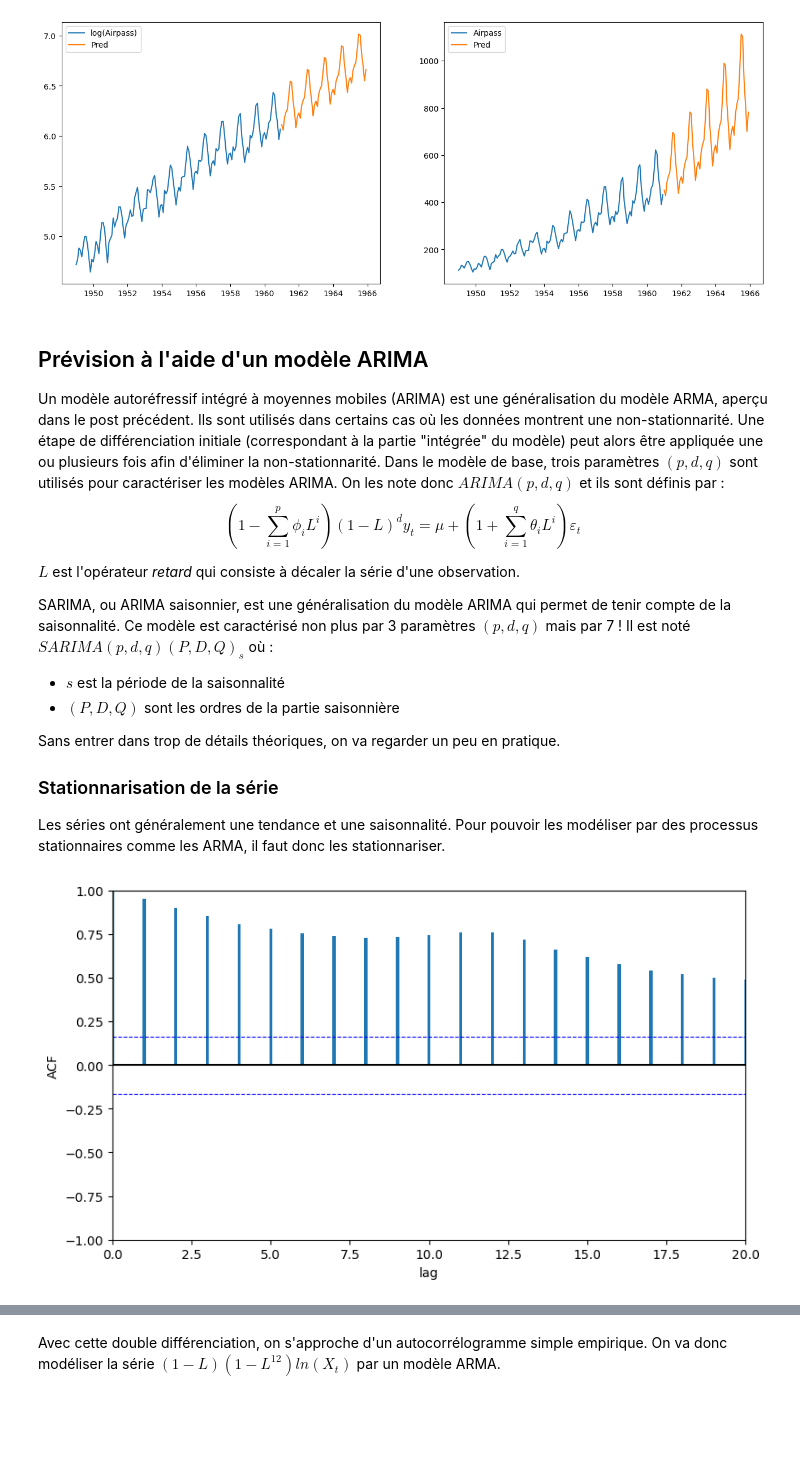
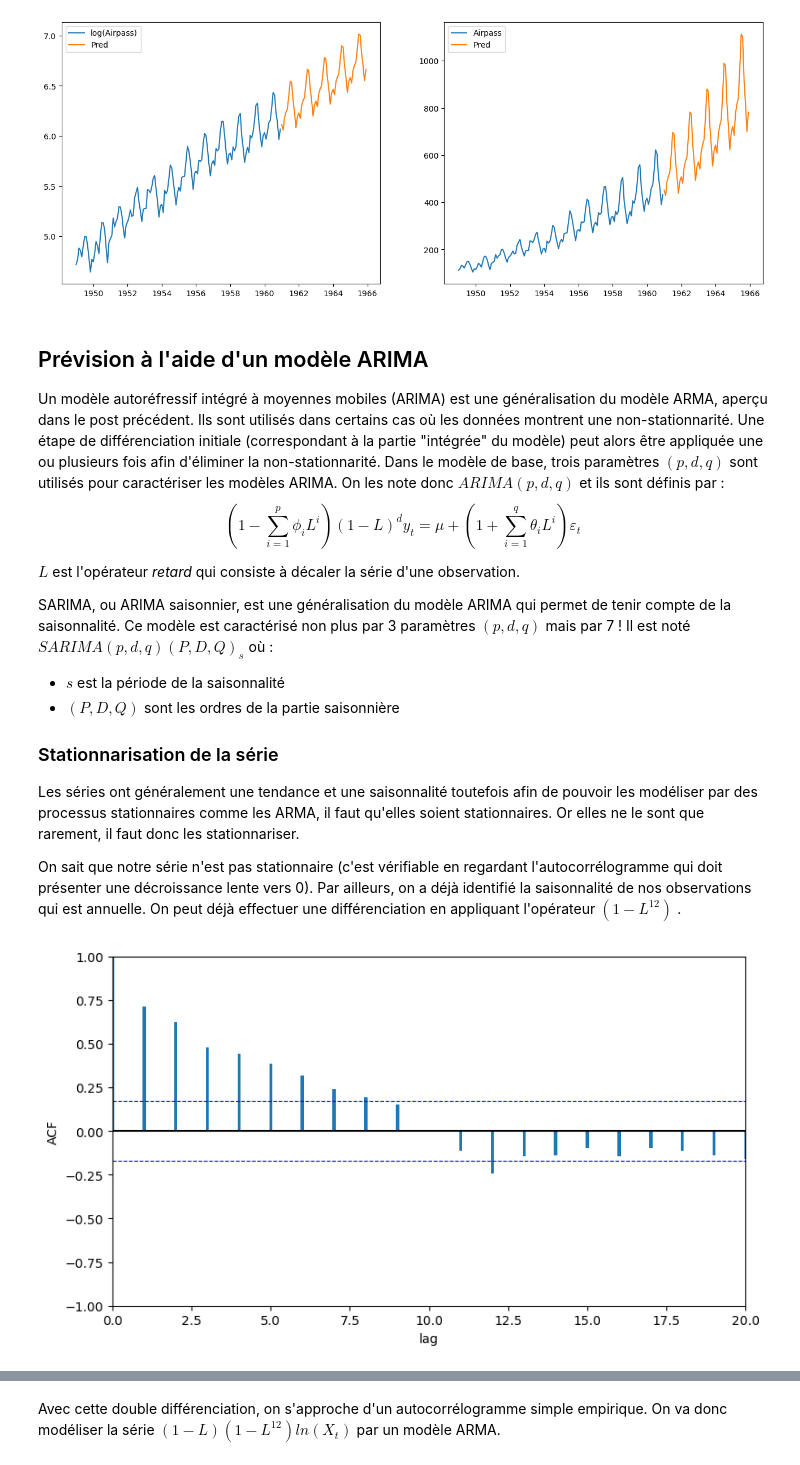
Before and after one commit to Statoscop/notebooks-blog, a Jupyter notebook: Series temporelles/SeriesTemp_Python_4.ipynb, the cells around one changed output, grey strips where cells are left out. Saved outputs shown, nothing was run; the diff lists cells and outputs as text; code cells hidden in the pictures; blank space fills up the shorter version.

```diff
--- a/Series temporelles/SeriesTemp_Python_4.ipynb
+++ b/Series temporelles/SeriesTemp_Python_4.ipynb
@@ -140,13 +140,14 @@ SARIMA, ou ARIMA saisonnier, est une généralisation du modèle ARIMA qui perme
 - $s$ est la période de la saisonnalité
 - $(P,D,Q)$ sont les ordres de la partie saisonnière
 
-Sans entrer dans trop de détails théoriques, on va regarder un peu en pratique.
-
 ### Stationnarisation de la série
 
-Les séries ont généralement une tendance et une saisonnalité. Pour pouvoir les modéliser par des processus stationnaires comme les ARMA, il faut donc les stationnariser.
+Les séries ont généralement une tendance et une saisonnalité toutefois afin de pouvoir les modéliser par des processus stationnaires comme les ARMA, il faut qu'elles soient stationnaires. Or elles ne le sont que rarement, il faut donc les stationnariser.
+
+On sait que notre série n'est pas stationnaire (c'est vérifiable en regardant l'autocorrélogramme qui doit présenter une décroissance lente vers 0). Par ailleurs, on a déjà identifié la saisonnalité de nos observations qui est annuelle. On peut déjà effectuer une différenciation en appliquant l'opérateur $(1-L^{12})$ .
-# %%
-fct.plot_acf_pacf(y, fig_size=(9,5))
-# %% [output]
-[figure, removed]
+# %%
+y_diff_12 = y - y.shift(12)
+fct.plot_acf_pacf(y_diff_12[12:], fig_size=(9,5))
+# %% [output]
+[figure, added]
 # %% [markdown]
```
Also changed, not shown: parts of 22 cells of this notebook.
